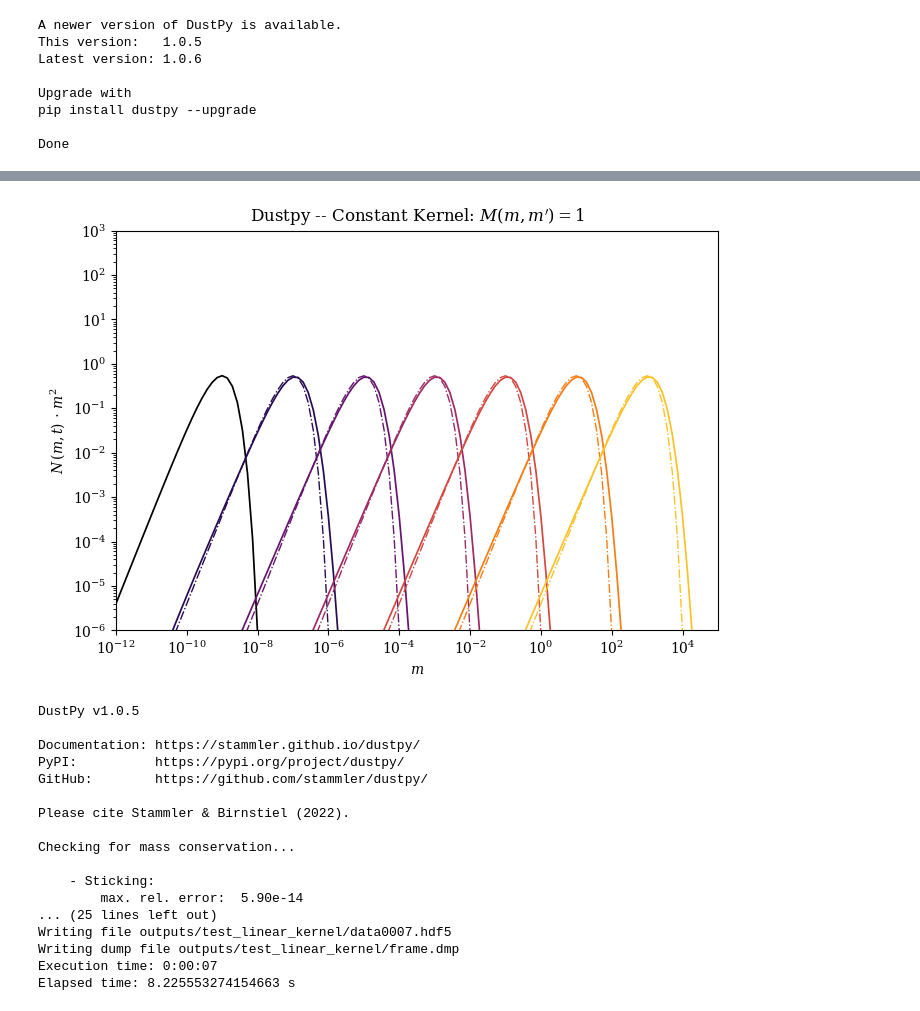
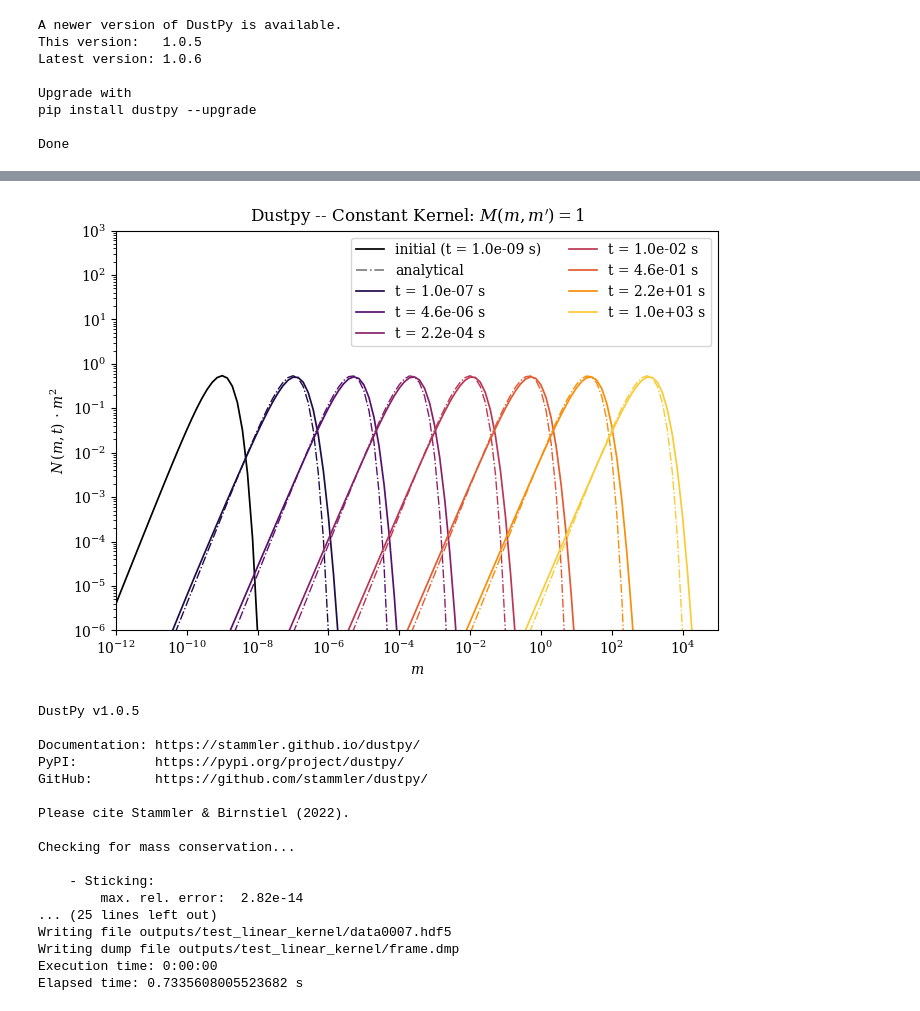
Before and after one commit to silkbha/Smoluchowski, a Jupyter notebook: notebooks/dustpy_test.ipynb, the cells around one changed output, grey strips where cells are left out. Saved outputs shown, nothing was run; the diff lists cells and outputs as text; code cells hidden in the pictures.

```diff
--- a/notebooks/dustpy_test.ipynb
+++ b/notebooks/dustpy_test.ipynb
@@ -190,7 +190,7 @@ a = 1.
 S0 = 1.
 
 set_constant_kernel(sim, a, S0)
-snapshots = np.logspace(-7., 3., 6)
+snapshots = np.logspace(-7., 3., 7)
 sim.t.snapshots = snapshots
 
 output_dir = "outputs/test_constant_kernel"
@@ -198,6 +198,9 @@ shutil.rmtree(output_dir)
 sim.writer.datadir = output_dir
 
 sim.run()
+
+end = time.time()
+print(f"Elapsed time: {end-start} s")
 
 # Read output
 
@@ -228,28 +231,28 @@ Elapsed time: 1.7447001934051514 s
 # %%
 # Plot constant kernel output
 
 fig, ax = plt.subplots(1,1, figsize=(7,5))
 
 ax.loglog(m[0, ...], convert(SigmaConstant[0, 1, :], m[0, ...]), c="black", label="initial (t = 1.0e-09 s)")
 ax.plot(0., 0., "-.", c="black", label="analytical", alpha=0.5)
 
 couleurs = plt.cm.inferno(np.linspace(0,1,len(t)+1))
 for i in range(1, len(t)):
     cstr = couleurs[i] # "C" + str(i-1)
     ax.loglog(m[i,:], convert(SigmaConstant[i,1,:], m[i,:]), c=cstr, label="t = {:3.1e} s".format(t[i]))
     ax.loglog(m[i,:], solution_constant_kernel(t[i], m[i,:], a, S0), lw=1, ls="-.", c=cstr)
 
-# ax.legend(ncol=2)
+ax.legend(ncol=2)
 ax.set_xlim(m[0, 0], m[0, -1])
 ax.set_ylim(1.e-6, 1.e3)
 ax.set_xlabel(r"$m$", math_fontfamily='dejavuserif')
 ax.set_ylabel(r"$N\,\left(m,t\right)\,\cdot\,m^2$", math_fontfamily='dejavuserif')
 ax.set_title(r"Dustpy -- Constant Kernel: $M\left( m, m'\right) = 1$", math_fontfamily='dejavuserif')
 fig.tight_layout()
 plt.savefig(str(sim.writer.datadir)+"_lowres.png", dpi=300)
 plt.show()
 # %% [output]
-[figure, old version]
+[figure, new version]
 # %%
 # LINEAR KERNEL
 start = time.time()
@@ -261,7 +264,7 @@ sim = Simulation()
 
 sim.ini.dust.allowDriftingParticles = True
 sim.ini.grid.Nr = 3
-sim.ini.grid.Nmbpd = 28
+sim.ini.grid.Nmbpd = 7
 
 sim.initialize()
 
@@ -299,12 +302,12 @@ Please cite Stammler & Birnstiel (2022).
 Checking for mass conservation...
 
     - Sticking:
-        max. rel. error:  5.90e-14
+        max. rel. error:  2.82e-14
 ... (25 lines left out)
 Writing file outputs/test_linear_kernel/data0007.hdf5
 Writing dump file outputs/test_linear_kernel/frame.dmp
-Execution time: 0:00:07
-Elapsed time: 8.225553274154663 s
+Execution time: 0:00:00
+Elapsed time: 0.7335608005523682 s
 # %%
 # Plot linear kernel output
 
```
Also changed, not shown: parts of 2 cells of this notebook, 1 other file.
